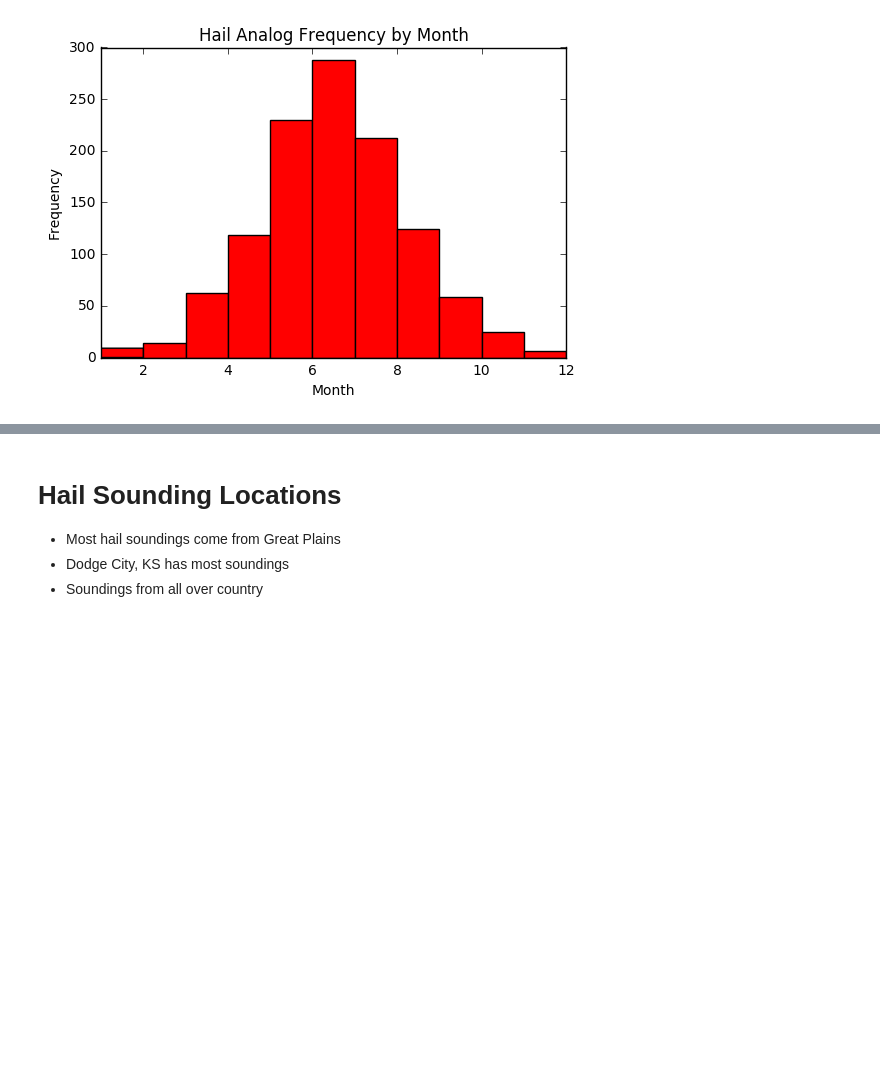
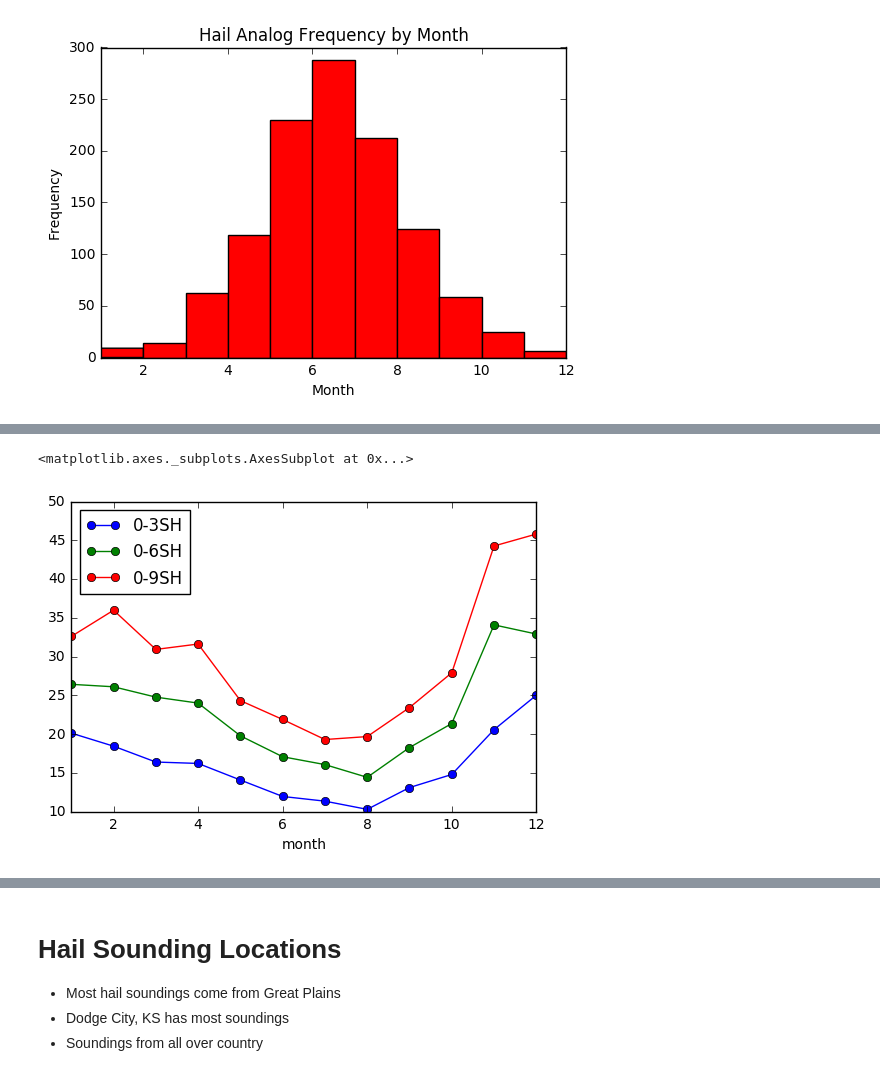
Before and after one commit to djgagne/ou_grad_5203_fall_2016, a Jupyter notebook: gagne_analytics_lecture.ipynb, the cells around one changed output, grey strips where cells are left out. Cells and saved outputs as stored; diff of their text form; code cells hidden in the pictures; blank space fills up the shorter version.

```diff
--- a/gagne_analytics_lecture.ipynb
+++ b/gagne_analytics_lecture.ipynb
@@ -133,0 +151,6 @@ outtext = plt.title("Hail Analog Frequency by Month")
+# %%
+hail_data.groupby("month").agg(np.mean).plot(y=["0-3SH", "0-6SH", "0-9SH"],
+                                            xlim=(1, 12), marker='o')
+# %% [output]
+<matplotlib.axes._subplots.AxesSubplot at 0x...>
+[figure, added]
```
Also changed, not shown: parts of 6 cells of this notebook.
